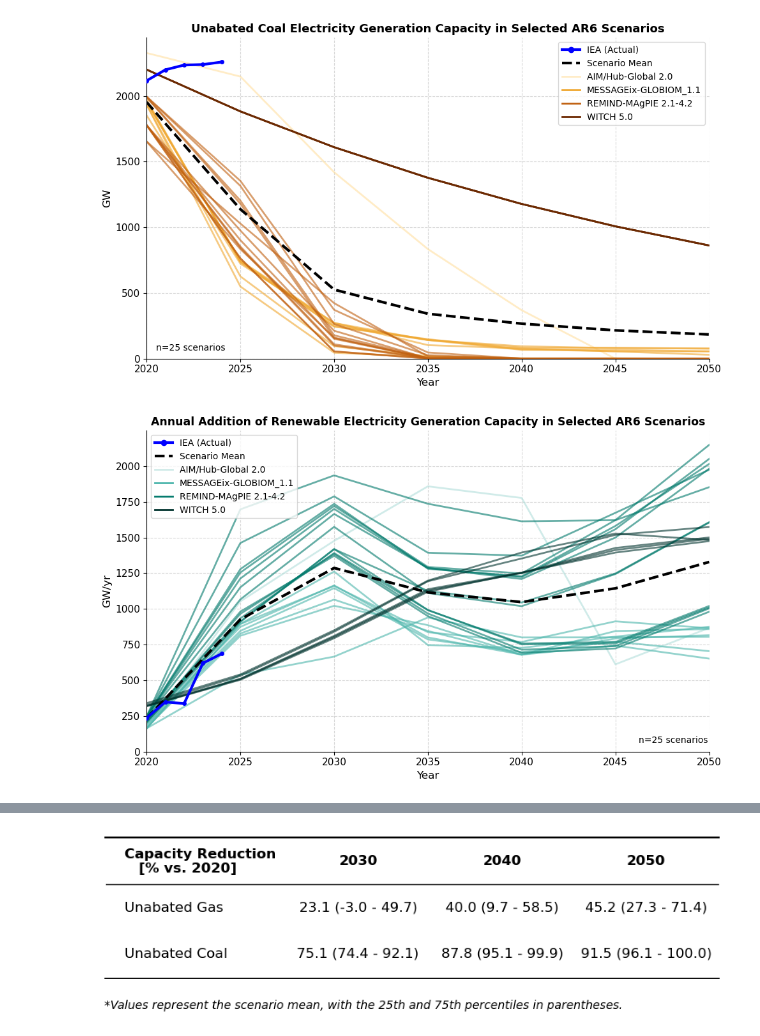
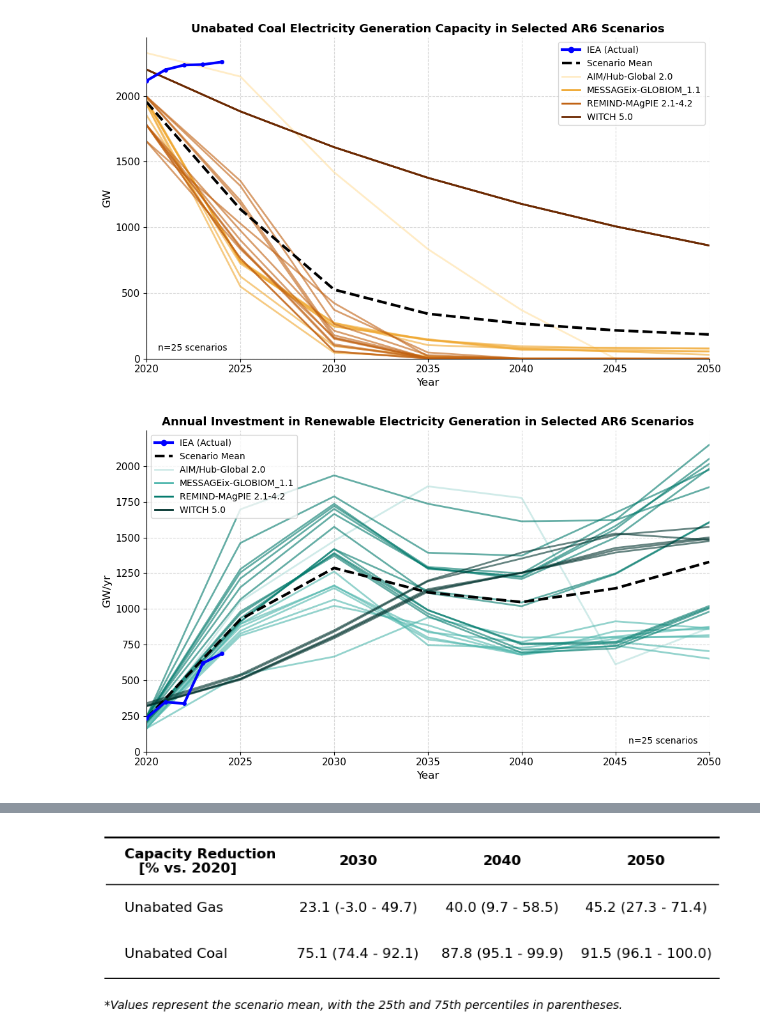
Before and after one commit to parkercaswell47/MSc_Py, a Jupyter notebook: Assessment2FiguresV2.ipynb, the cells around one changed output, grey strips where cells are left out. Drawn from its saved outputs; the diff is of its cells as text; code cells hidden in the pictures.

```diff
--- a/Assessment2FiguresV2.ipynb
+++ b/Assessment2FiguresV2.ipynb
@@ -300,40 +302,39 @@ legend_elements = [
     Line2D([0], [0], color=MODEL_COLORS['IEA'], lw=3, marker='o', label='IEA (Actual)'),
     Line2D([0], [0], color=MEAN_COLOR, lw=3, alpha=MEAN_ALPHA, label='Scenario Mean', linestyle="--")
 ]
 
 for model in MODEL_COLORS:
     if model != 'IEA' and model in scenarios_df['Model'].unique():
         n = model_counts.get(model, 1)
         swatch_alpha = min(SCENARIO_ALPHA * n, 1.0)
         swatch_color = get_greyed_color(MODEL_COLORS[model], alpha=swatch_alpha, mix_ratio=GREY_MIX_RATIO)
         legend_elements.append(Line2D([0], [0], color=swatch_color, lw=LINE_WIDTH, label=model))
 
 # --- Formatting ---
 unit = df['Unit'].iloc[0]
-plt.title('Annual Addition of Renewable Electricity Generation Capacity in Selected AR6 Scenarios', fontsize=12.5, fontweight='bold')
+plt.title('Annual Investment in Renewable Electricity Generation in Selected AR6 Scenarios', fontsize=13, fontweight='bold')
 plt.xlabel('Year', fontsize=12)
 plt.ylabel(unit, fontsize=12)
 
-# X-ticks restricted to 5-year intervals
+# Specific X-ticks only every 5 years
 plt.xticks(ticks_years, fontsize=11)
 plt.yticks(fontsize=11)
 plt.xlim(X_START, X_END)
 plt.ylim(bottom=0)
 plt.grid(True, linestyle='--', alpha=0.5)
 
 plt.gca().spines['top'].set_visible(False)
 plt.gca().spines['right'].set_visible(False)
 
-# Legend upper left and annotation lower right (adjusted for RE trend)
 plt.legend(handles=legend_elements, loc='upper left', fontsize=10)
-plt.annotate(f'n={len(scenarios_df)} scenarios', xy=(0.875, 0.05), xycoords='axes fraction',
-             fontsize=10, color='black', ha='left', va='top')
+plt.annotate(f'n={len(scenarios_df)} scenarios', xy=(0.98, 0.02), xycoords='axes fraction',
+             fontsize=10, color='black', ha='right', va='bottom')
 
 plt.tight_layout()
-plt.savefig('renewable_additions_with_IEA.png', dpi=300, bbox_inches='tight')
+plt.savefig('RE_investment_with_IEA.png', dpi=300, bbox_inches='tight')
 plt.show()
 # %% [output]
-[figure, old version]
+[figure, new version]
 # %%
 import pandas as pd
 import matplotlib.pyplot as plt
```
Also changed, not shown: parts of 4 cells of this notebook, 6 other files.
